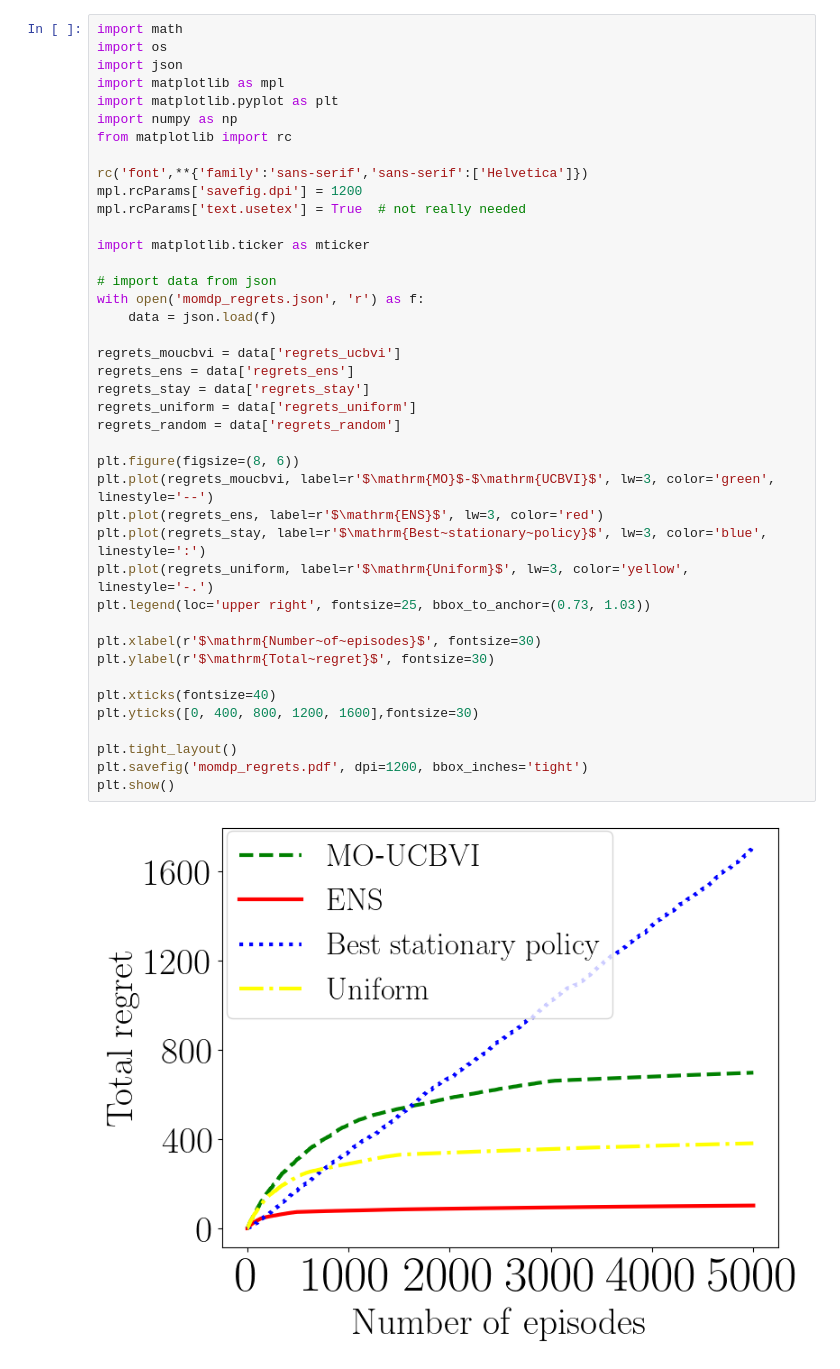
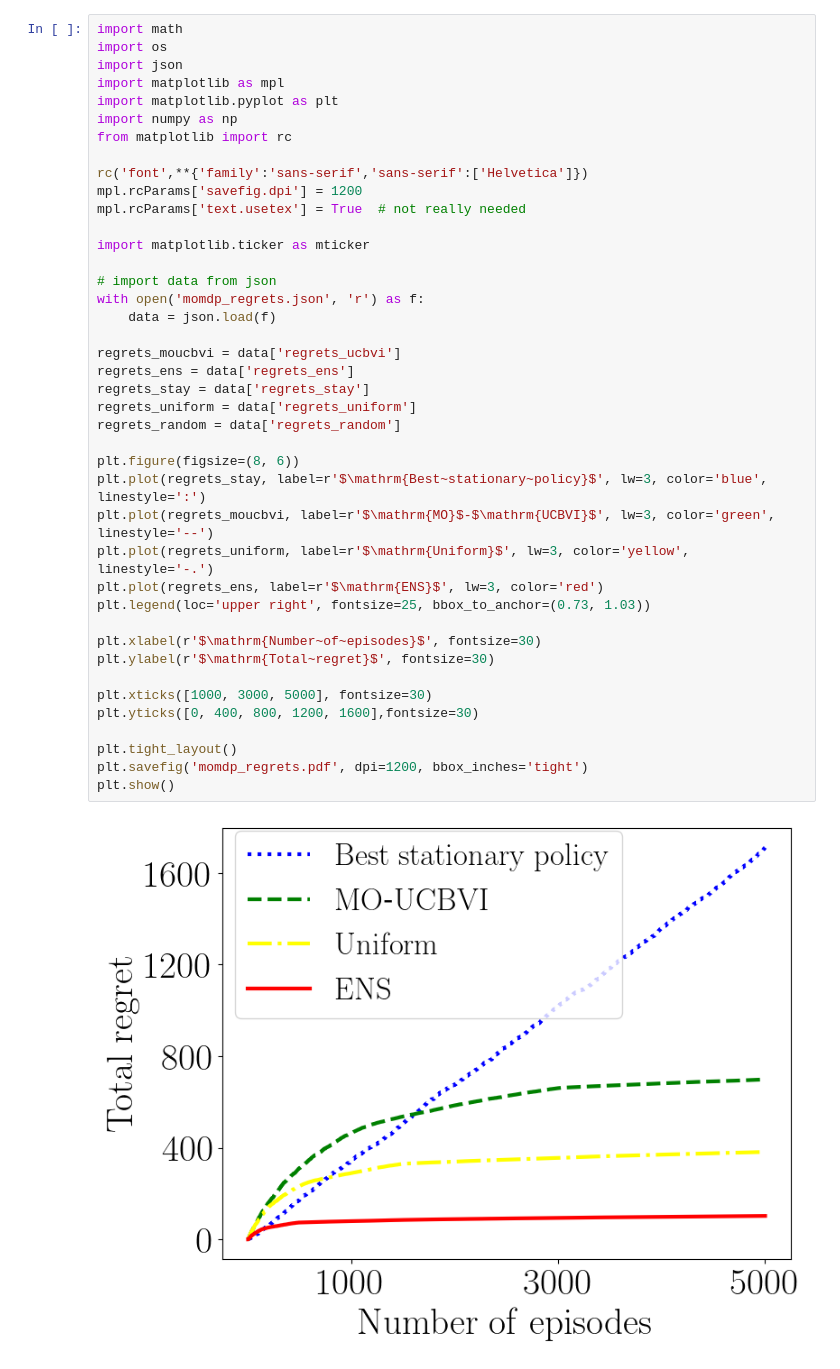
Before and after one commit to VirtuosoResearch/Multi-objective-reinforcement-learning-code, a Jupyter notebook: src/momdp/plot/plot_momdp.ipynb, the cells around one changed output. Cells and saved outputs as stored; diff of their text form.

Commit message:
momdp plot

```diff
--- a/src/momdp/plot/plot_momdp.ipynb
+++ b/src/momdp/plot/plot_momdp.ipynb
@@ -10,34 +10,34 @@ from matplotlib import rc
 rc('font',**{'family':'sans-serif','sans-serif':['Helvetica']})
 mpl.rcParams['savefig.dpi'] = 1200
 mpl.rcParams['text.usetex'] = True  # not really needed
 
 import matplotlib.ticker as mticker
 
 # import data from json
 with open('momdp_regrets.json', 'r') as f:
     data = json.load(f)
 
 regrets_moucbvi = data['regrets_ucbvi']
 regrets_ens = data['regrets_ens']
 regrets_stay = data['regrets_stay']
 regrets_uniform = data['regrets_uniform']
 regrets_random = data['regrets_random']
 
 plt.figure(figsize=(8, 6))
+plt.plot(regrets_stay, label=r'$\mathrm{Best~stationary~policy}$', lw=3, color='blue', linestyle=':')
 plt.plot(regrets_moucbvi, label=r'$\mathrm{MO}$-$\mathrm{UCBVI}$', lw=3, color='green', linestyle='--')
+plt.plot(regrets_uniform, label=r'$\mathrm{Uniform}$', lw=3, color='yellow', linestyle='-.')
 plt.plot(regrets_ens, label=r'$\mathrm{ENS}$', lw=3, color='red')
-plt.plot(regrets_stay, label=r'$\mathrm{Best~stationary~policy}$', lw=3, color='blue', linestyle=':')
-plt.plot(regrets_uniform, label=r'$\mathrm{Uniform}$', lw=3, color='yellow', linestyle='-.')
 plt.legend(loc='upper right', fontsize=25, bbox_to_anchor=(0.73, 1.03))
 
 plt.xlabel(r'$\mathrm{Number~of~episodes}$', fontsize=30)
 plt.ylabel(r'$\mathrm{Total~regret}$', fontsize=30)
 
-plt.xticks(fontsize=40)
+plt.xticks([1000, 3000, 5000], fontsize=30)
 plt.yticks([0, 400, 800, 1200, 1600],fontsize=30)
 
 plt.tight_layout()
 plt.savefig('momdp_regrets.pdf', dpi=1200, bbox_inches='tight')
 plt.show()
 # %% [output]
-[figure, old version]
+[figure, new version]
```
